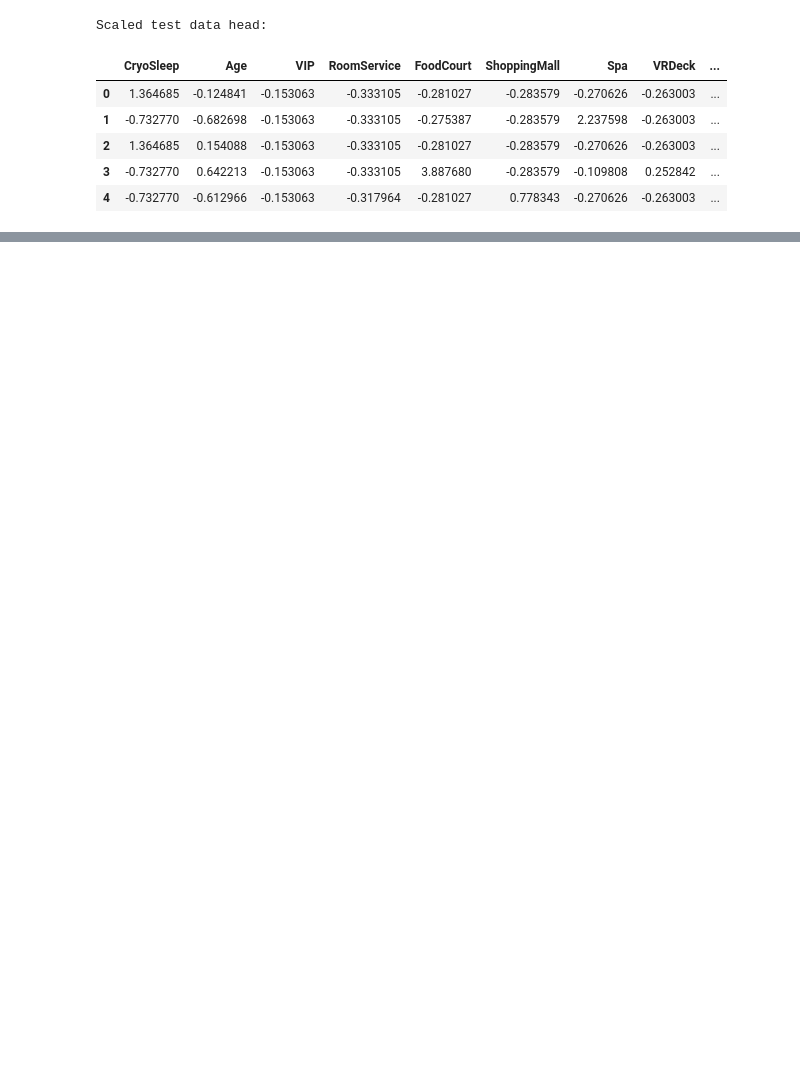
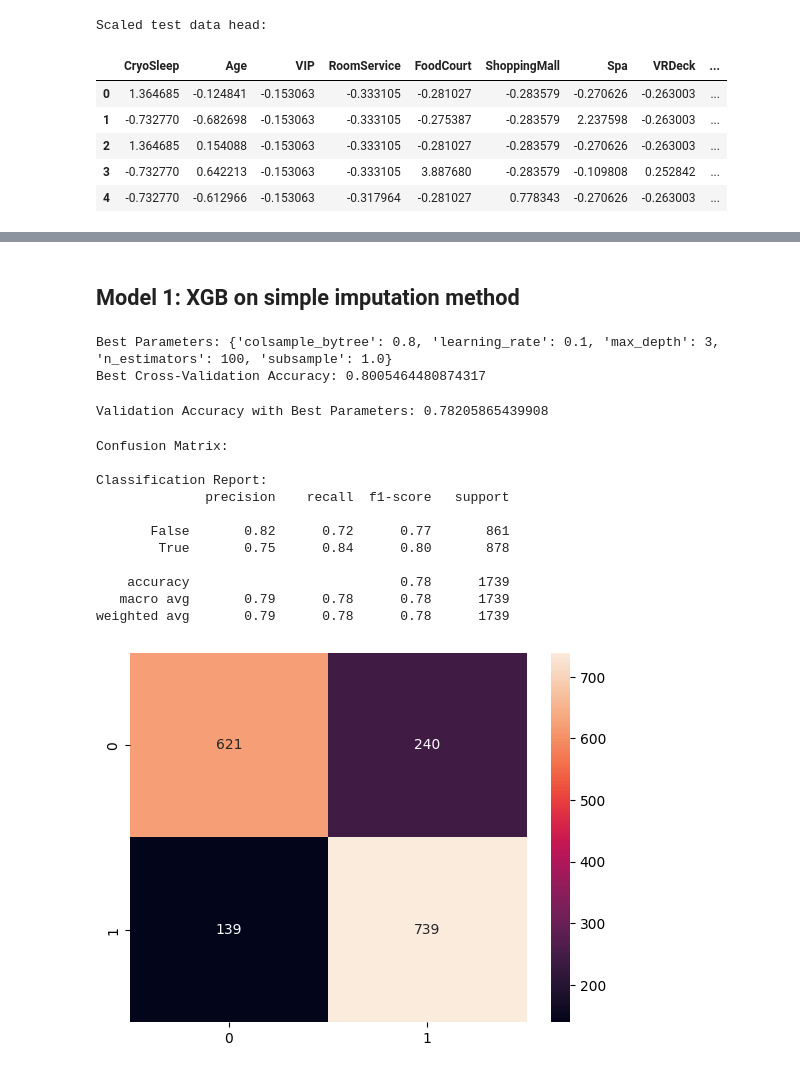
Before and after one commit to Data-Nova/spaceship_titanic_challenge, a Jupyter notebook: Spaceship_Titanic.ipynb, the cells around one changed output, grey strips where cells are left out. Drawn from its saved outputs; the diff is of its cells as text; code cells hidden in the pictures; blank space fills up the shorter version.

Commit message:
applied the preprocessed data on XGB model

```diff
--- a/Spaceship_Titanic.ipynb
+++ b/Spaceship_Titanic.ipynb
@@ -655,0 +659,79 @@ Scaled test data head:
+# %% [markdown]
+## Model 1: XGB on simple imputation method
+# %%
+import xgboost as xgb
+from sklearn.model_selection import train_test_split, GridSearchCV
+from sklearn.metrics import accuracy_score
+
+# Separate features and target variable
+X = train_df_scaled.drop('Transported', axis=1)
+y = train_df_scaled['Transported']
+
+# Split the training data for validation
+X_train, X_val, y_train, y_val = train_test_split(X, y, test_size=0.2, random_state=42)
+
+# Define the parameter grid for GridSearchCV
+param_grid = {
+    'n_estimators': [100, 200, 300],
+    'max_depth': [3, 4, 5],
+    'learning_rate': [0.01, 0.1, 0.2],
+    'subsample': [0.8, 0.9, 1.0],
+    'colsample_bytree': [0.8, 0.9, 1.0]
+}
+
+# Initialize the XGBoost classifier
+xgb_model = xgb.XGBClassifier(objective='binary:logistic', random_state=42)
+
+# Initialize GridSearchCV
+grid_search = GridSearchCV(estimator=xgb_model, param_grid=param_grid, cv=3, scoring='accuracy', n_jobs=-1)
+
+# Perform GridSearchCV
+grid_search.fit(X_train, y_train)
+
+# Get the best parameters and best score
+best_params = grid_search.best_params_
+best_score = grid_search.best_score_
+
+print(f"Best Parameters: {best_params}")
+print(f"Best Cross-Validation Accuracy: {best_score}")
+# %% [output]
+Best Parameters: {'colsample_bytree': 0.8, 'learning_rate': 0.1, 'max_depth': 3, 'n_estimators': 100, 'subsample': 1.0}
+Best Cross-Validation Accuracy: 0.8005464480874317
+# %%
+# Train the final model with the best parameters
+final_xgb_model = xgb.XGBClassifier(objective='binary:logistic', random_state=42, **best_params)
+final_xgb_model.fit(X_train, y_train)
+
+# Make predictions on the validation set using the final model
+y_pred_val = final_xgb_model.predict(X_val)
+
+# Evaluate the final model
+accuracy = accuracy_score(y_val, y_pred_val)
+print(f"Validation Accuracy with Best Parameters: {accuracy}")
+# %% [output]
+Validation Accuracy with Best Parameters: 0.78205865439908
+# %%
+from sklearn.metrics import confusion_matrix, classification_report
+
+# Generate the confusion matrix
+conf_matrix = confusion_matrix(y_val, y_pred_val)
+print("Confusion Matrix:")
+sns.heatmap(conf_matrix, annot=True, fmt=".0f")
+
+# Generate the classification report
+class_report = classification_report(y_val, y_pred_val)
+print("\nClassification Report:")
+print(class_report)
+# %% [output]
+Confusion Matrix:
+
+Classification Report:
+              precision    recall  f1-score   support
+
+       False       0.82      0.72      0.77       861
+        True       0.75      0.84      0.80       878
+
+    accuracy                           0.78      1739
+   macro avg       0.79      0.78      0.78      1739
+weighted avg       0.79      0.78      0.78      1739
+[figure, added]
```
Also changed, not shown: parts of 4 cells of this notebook.
